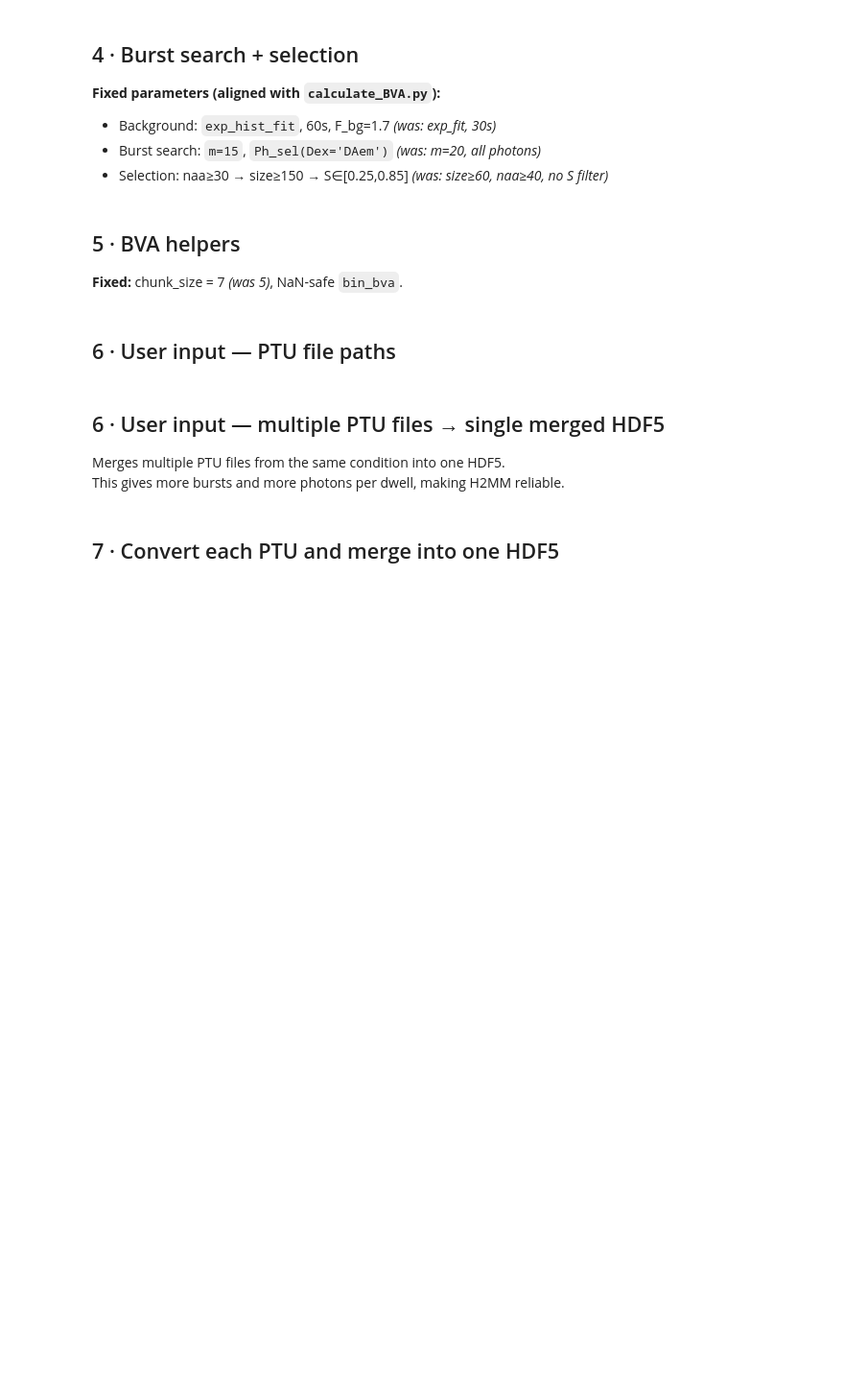
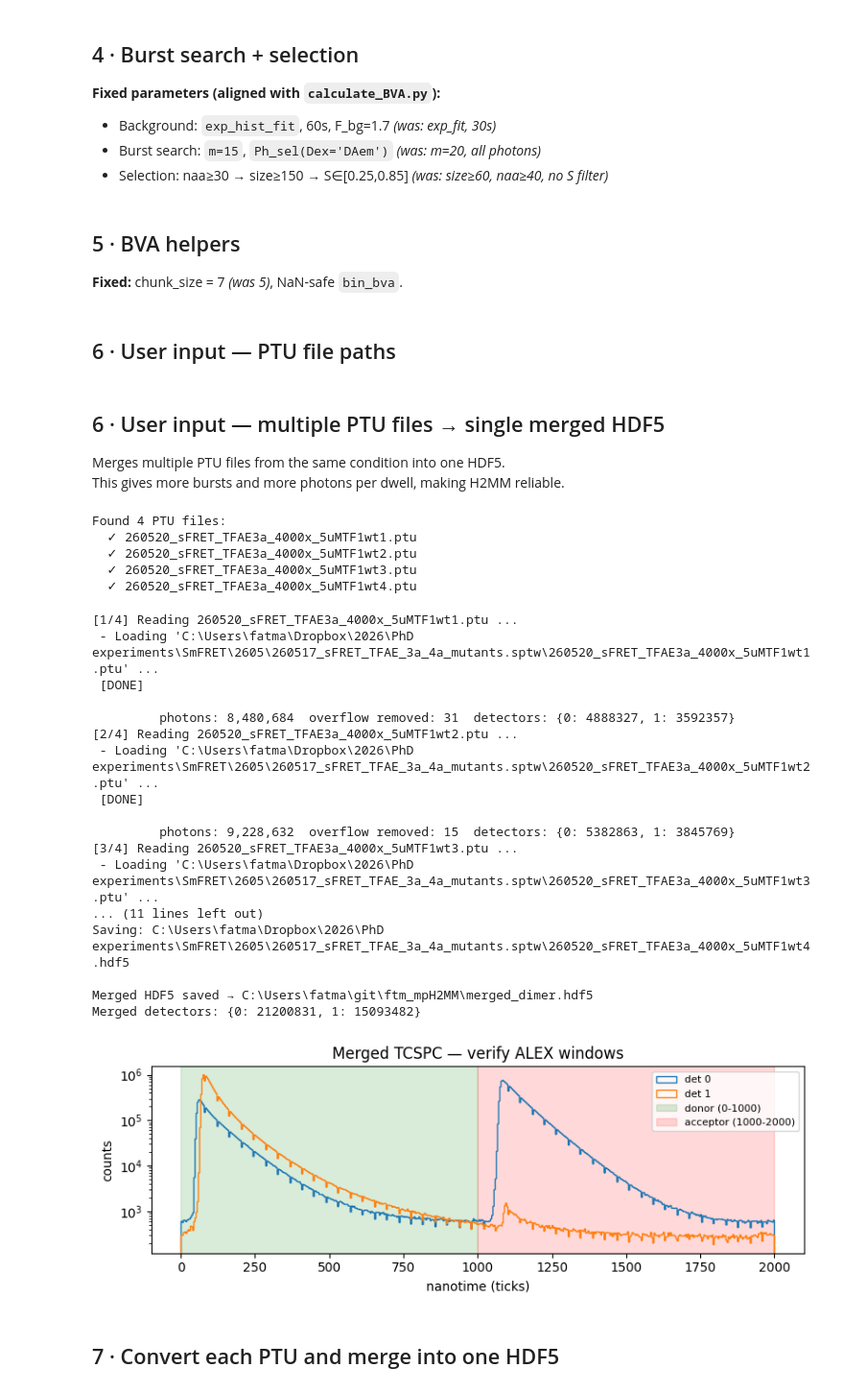
Before and after one commit to fatmasen/ftm_mpH2MM, a Jupyter notebook: H2MM_PTU_Alexa555_647_MULTIFILE.ipynb, the cells around one changed output. Shown at 96% size. Saved outputs shown, nothing was run; the diff lists cells and outputs as text; code cells hidden in the pictures; blank space fills up the shorter version.

```diff
--- a/H2MM_PTU_Alexa555_647_MULTIFILE.ipynb
+++ b/H2MM_PTU_Alexa555_647_MULTIFILE.ipynb
@@ -232,34 +266,69 @@ This gives more bursts and more photons per dwell, making H2MM reliable.
 # %%
 from pathlib import Path
 
-# ── USER INPUT ─────────────────────────────────────────────────────────────
-# List all PTU files for the same condition (e.g. all APO replicates)
-data_dir = Path(r'C:/Users/fatma/Dropbox/2026/PhD experiments/SmFRET/2605/260517_sFRET_TFAE_3a_4a_mutants.sptw')
+# ── USER INPUT — edit these paths ─────────────────────────────────────────
+data_dir  = Path(r'C:/Users/fatma/Dropbox/2026/PhD experiments/SmFRET/2605/260517_sFRET_TFAE_3a_4a_mutants.sptw')
+data_dir2 = Path(r'C:/Users/fatma/git/ftm_mpH2MM')
 
-# Option A: list files explicitly
 ptu_files = [
-    data_dir / '260517_sFRET_TFAE_3a_3000x_apo1.ptu',
-    data_dir / '260517_sFRET_TFAE_3a_3000x_apo2.ptu',
-    data_dir / '260517_sFRET_TFAE_3a_3000x_apo3.ptu',
-    data_dir / '260517_sFRET_TFAE_3a_4000x_apo1.ptu',
-    data_dir / '260517_sFRET_TFAE_3a_4000x_apo2.ptu',
+    data_dir / '260520_sFRET_TFAE3a_4000x_5uMTF1wt1.ptu',
+    data_dir / '260520_sFRET_TFAE3a_4000x_5uMTF1wt2.ptu',
+    data_dir / '260520_sFRET_TFAE3a_4000x_5uMTF1wt3.ptu',
+    data_dir / '260520_sFRET_TFAE3a_4000x_5uMTF1wt4.ptu'
 ]
 
-# Option B: auto-glob all matching files (uncomment to use instead)
-# ptu_files = sorted(data_dir.glob('*3a*apo*.ptu'))
+merged_h5   = str(data_dir2 / 'merged_dimer.hdf5')
+filtered_h5 = str(data_dir2 / 'merged_dimer_filtered.hdf5')
 
-merged_h5   = str(data_dir / 'merged_apo.hdf5')
-filtered_h5 = str(data_dir / 'merged_apo_filtered.hdf5')
-
-sample_name = 'APO merged'
+sample_name = 'Dimer merged'
 buffer_name = 'Tris'
 author      = 'Fatma'
-# ───────────────────────────────────────────────────────────────────────────
+# ─────────────────────────────────────────────────────────────────────────
 
 print(f'Found {len(ptu_files)} PTU files:')
 for f in ptu_files:
     exists = Path(f).exists()
     print(f'  {"✓" if exists else "✗ MISSING"} {Path(f).name}')
+# %% [output]
+Found 4 PTU files:
+  ✓ 260520_sFRET_TFAE3a_4000x_5uMTF1wt1.ptu
+  ✓ 260520_sFRET_TFAE3a_4000x_5uMTF1wt2.ptu
+  ✓ 260520_sFRET_TFAE3a_4000x_5uMTF1wt3.ptu
+  ✓ 260520_sFRET_TFAE3a_4000x_5uMTF1wt4.ptu
+# %%
+# ── Run this only once — skip if merged_h5 already exists ─────────────────
+if Path(merged_h5).exists():
+    print(f'Merged HDF5 already exists, skipping conversion:\n  {merged_h5}')
+else:
+    convert_and_merge_ptus(
+        ptu_files=ptu_files,
+        merged_h5=merged_h5,
+        description='smFRET — Alexa555/Alexa647 merged Dimer',
+        author=author,
+        author_affiliation='KUL',
+        sample_name=sample_name,
+        buffer_name=buffer_name,
+        dye_names='Alexa555, Alexa647',
+    )
+# %% [output]
+[1/4] Reading 260520_sFRET_TFAE3a_4000x_5uMTF1wt1.ptu ...
+ - Loading 'C:\Users\fatma\Dropbox\2026\PhD experiments\SmFRET\2605\260517_sFRET_TFAE_3a_4a_mutants.sptw\260520_sFRET_TFAE3a_4000x_5uMTF1wt1.ptu' ...
+ [DONE]
+
+         photons: 8,480,684  overflow removed: 31  detectors: {0: 4888327, 1: 3592357}
+[2/4] Reading 260520_sFRET_TFAE3a_4000x_5uMTF1wt2.ptu ...
+ - Loading 'C:\Users\fatma\Dropbox\2026\PhD experiments\SmFRET\2605\260517_sFRET_TFAE_3a_4a_mutants.sptw\260520_sFRET_TFAE3a_4000x_5uMTF1wt2.ptu' ...
+ [DONE]
+
+         photons: 9,228,632  overflow removed: 15  detectors: {0: 5382863, 1: 3845769}
+[3/4] Reading 260520_sFRET_TFAE3a_4000x_5uMTF1wt3.ptu ...
+ - Loading 'C:\Users\fatma\Dropbox\2026\PhD experiments\SmFRET\2605\260517_sFRET_TFAE_3a_4a_mutants.sptw\260520_sFRET_TFAE3a_4000x_5uMTF1wt3.ptu' ...
+... (11 lines left out)
+Saving: C:\Users\fatma\Dropbox\2026\PhD experiments\SmFRET\2605\260517_sFRET_TFAE_3a_4a_mutants.sptw\260520_sFRET_TFAE3a_4000x_5uMTF1wt4.hdf5
+
+Merged HDF5 saved → C:\Users\fatma\git\ftm_mpH2MM\merged_dimer.hdf5
+Merged detectors: {0: 21200831, 1: 15093482}
+[figure, added]
 # %% [markdown]
 ## 7 · Convert each PTU and merge into one HDF5
 # %%
```
Also changed, not shown: parts of 17 cells of this notebook.
